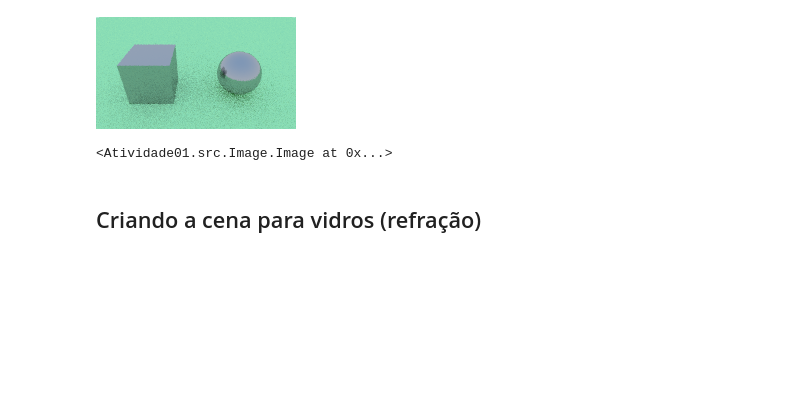
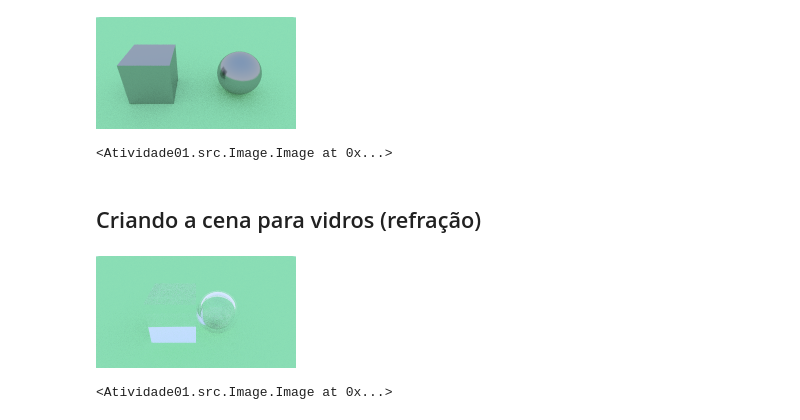
Before and after one commit to GregorioFornetti/atividades-cg, a Jupyter notebook: Atividade06/src/notebooks/final_render.ipynb, the cells around one changed output. Cells and saved outputs as stored; diff of their text form; code cells hidden in the pictures; blank space fills up the shorter version.

Commit message:
renders atividade 5 e 6

```diff
--- a/Atividade06/src/notebooks/final_render.ipynb
+++ b/Atividade06/src/notebooks/final_render.ipynb
@@ -36,5 +26,17 @@ camera = Camera(
 # %% [markdown]
 ## Renderizando a cena para metais (reflexivos)
+# %%
+image_width = 200
+samples_per_pixel = 100
+max_depth = 10
+# %%
+camera = Camera(
+    image_width=image_width,
+    samples_per_pixel=samples_per_pixel,
+    max_depth=max_depth,
+    lookfrom=Point3([0, 2, -3]),
+    lookat=Point3([0, 0, 0])
+)
 # %%
 world = HittableList()
 
@@ -68,41 +70,36 @@ camera.render(world, '../../imgs/final-metals.png')
 # %%
 world = HittableList()
 
 model = Model('../../../Atividade03/objs/Cube.obj', Dielectric(1.5))
-model.translate(Vec3([1, 0, 0]))
+model.translate(Vec3([0.5, 0, 0]))
 for face in model.faces:
     world.add(face)
 
 world.add(
     Sphere(
-        Point3([-1, 0, 0]),
+        Point3([-0.5, 0, 0]),
         0.5,
         Dielectric(1.5)
     )
 )
 
 world.add(
     Sphere(
-        Point3([-1, 0, 0]),
+        Point3([-0.5, 0, 0]),
         -0.4,
-        Dielectric(1.5)
-    )
-)
-
-world.add(
-    Sphere(
-        Point3([0, 0, 0]),
-        0.5,
         Dielectric(1.5)
     )
 )
 
 world.add(
     Sphere(
         Point3([0, -100.5, -1]),
         100,
         Lambertian(Color([0.5, 1, 0.5]))
     )
 )
 
 camera.render(world, '../../imgs/final-glasses.png')
+# %% [output]
+[figure, added]
+<Atividade01.src.Image.Image at 0x...>
```
Also changed, not shown: parts of 2 cells of this notebook, 5 other files.
